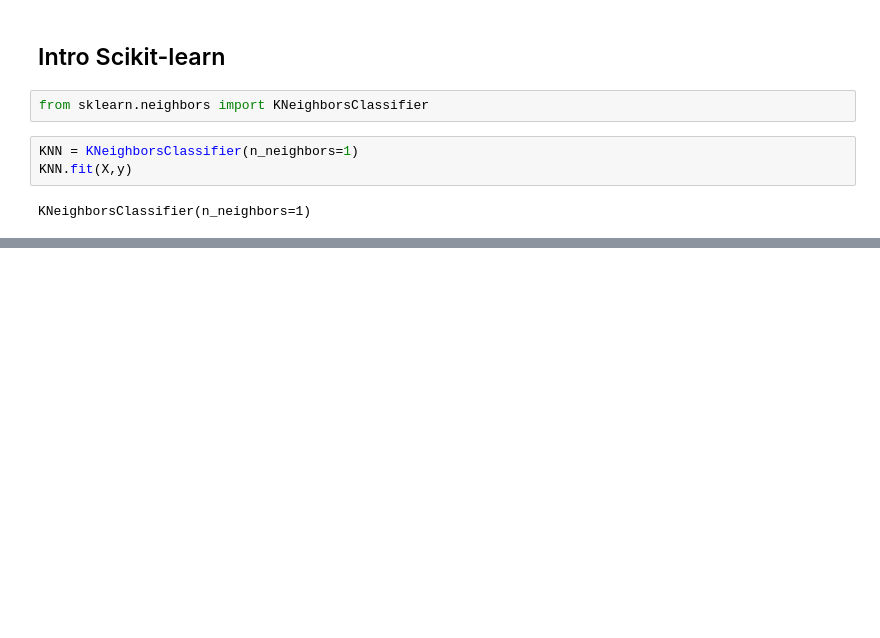
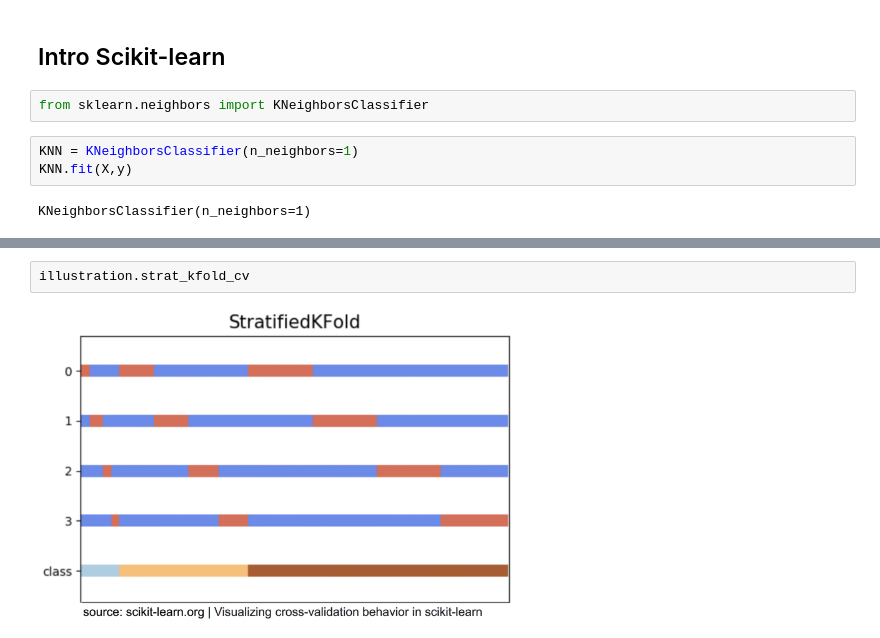
Before and after one commit to julius-risky/Data-Science, a Jupyter notebook: Machine_Learning/Machine_Learning_essential.ipynb, the cells around one changed output, grey strips where cells are left out. Saved outputs shown, nothing was run; the diff lists cells and outputs as text; blank space fills up the shorter version.

```diff
--- a/Machine_Learning/Machine_Learning_essential.ipynb
+++ b/Machine_Learning/Machine_Learning_essential.ipynb
@@ -85,0 +120,4 @@ KNN.score(X,y)
+# %%
+illustration.strat_kfold_cv
+# %% [output]
+[figure, added]
```
Also changed, not shown: parts of 35 cells of this notebook.
